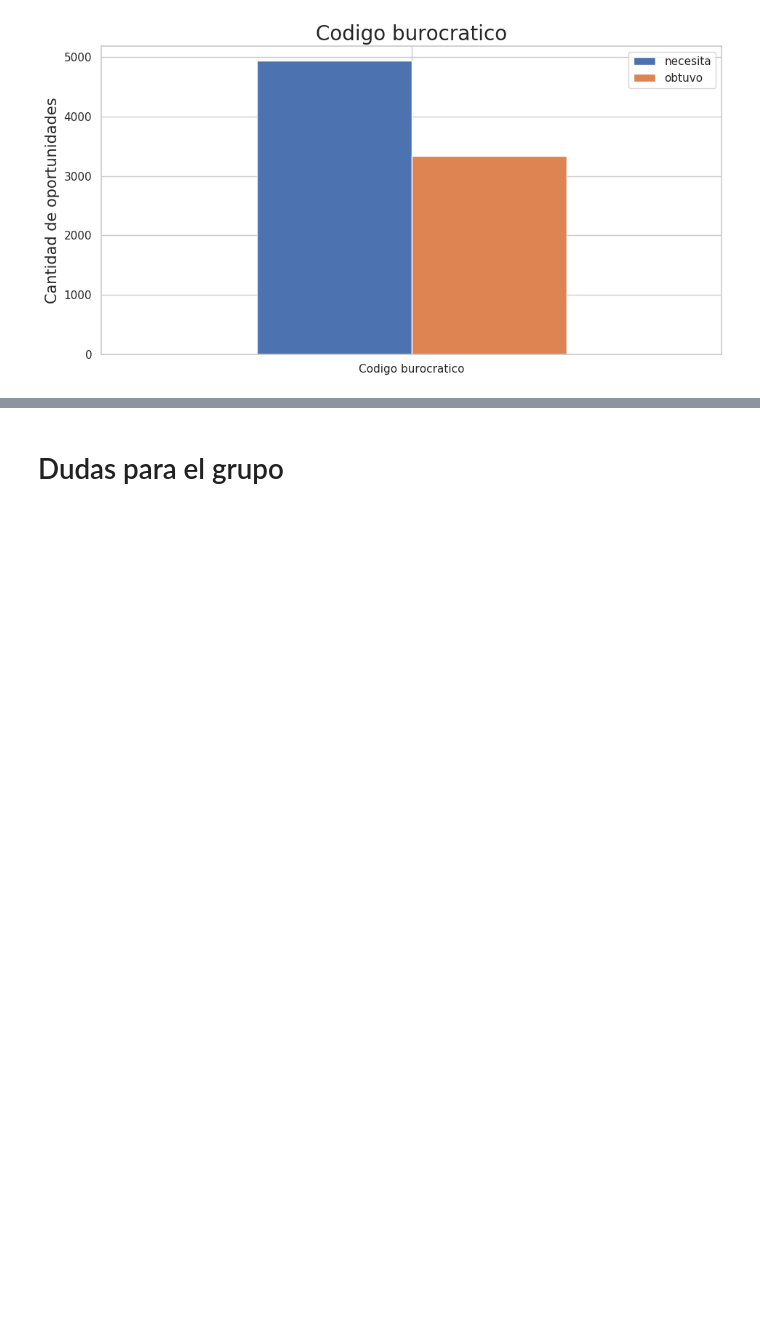
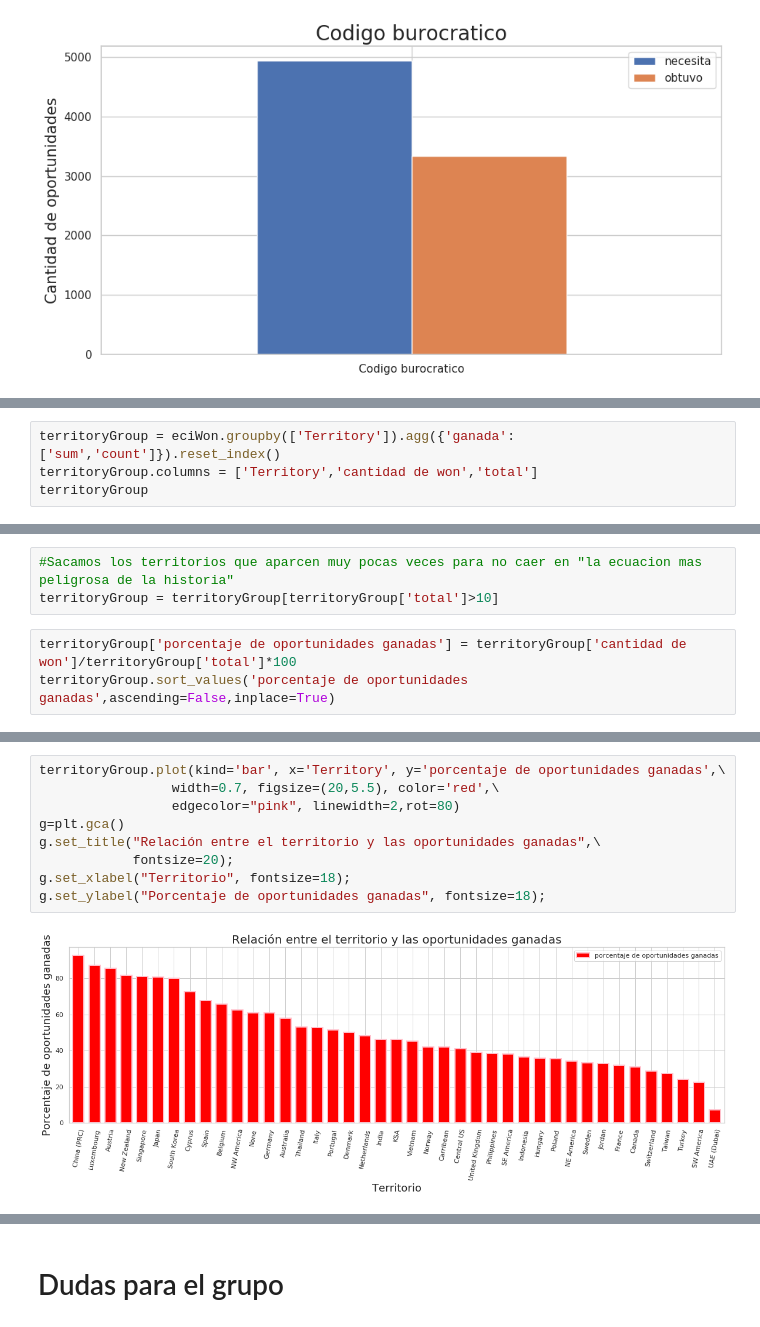
Before and after one commit to germanbc/Organizacion-de-Datos-2c2020-TP1, a Jupyter notebook: TP1 - German.ipynb, the cells around one changed output, grey strips where cells are left out. Cells and saved outputs as stored; diff of their text form; blank space fills up the shorter version.

```diff
--- a/TP1 - German.ipynb
+++ b/TP1 - German.ipynb
@@ -350,0 +384,4 @@ Text(0, 0.5, 'Cantidad de oportunidades')
+# %%
+territoryGroup = eciWon.groupby(['Territory']).agg({'ganada':['sum','count']}).reset_index()
+territoryGroup.columns = ['Territory','cantidad de won','total']
+territoryGroup
@@ -350,0 +402,6 @@ Text(0, 0.5, 'Cantidad de oportunidades')
+# %%
+#Sacamos los territorios que aparcen muy pocas veces para no caer en "la ecuacion mas peligrosa de la historia"
+territoryGroup = territoryGroup[territoryGroup['total']>10]
+# %%
+territoryGroup['porcentaje de oportunidades ganadas'] = territoryGroup['cantidad de won']/territoryGroup['total']*100
+territoryGroup.sort_values('porcentaje de oportunidades ganadas',ascending=False,inplace=True)
@@ -350,0 +417,11 @@ Text(0, 0.5, 'Cantidad de oportunidades')
+# %%
+territoryGroup.plot(kind='bar', x='Territory', y='porcentaje de oportunidades ganadas',\
+                 width=0.7, figsize=(20,5.5), color='red',\
+                 edgecolor="pink", linewidth=2,rot=80)
+g=plt.gca()
+g.set_title("Relación entre el territorio y las oportunidades ganadas",\
+            fontsize=20);
+g.set_xlabel("Territorio", fontsize=18);
+g.set_ylabel("Porcentaje de oportunidades ganadas", fontsize=18);
+# %% [output]
+[figure, added]
```
Also changed, not shown: parts of 20 cells of this notebook.
